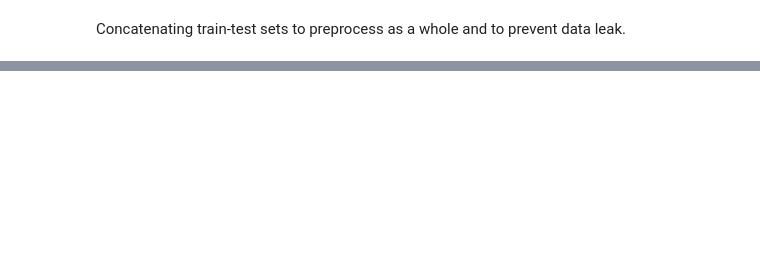
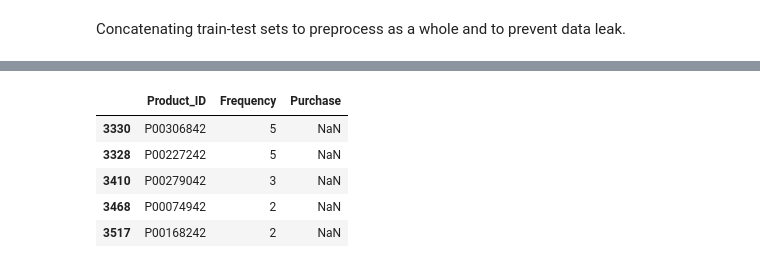
Before and after one commit to Ghostdevc/Black_Friday_Data_EDA, a Jupyter notebook: black_friday_eda.ipynb, the cells around one changed output, grey strips where cells are left out. Cells and saved outputs as stored; diff of their text form; code cells hidden in the pictures; blank space fills up the shorter version.

```diff
--- a/black_friday_eda.ipynb
+++ b/black_friday_eda.ipynb
@@ -97,0 +73,3 @@ Purchase           550068.000 9263.969 5023.065 12.000 5823.000 8047.000 12054.0
+# %%
+df_train_test['Product_Category_2'] = df_train_test['Product_Category_2'].fillna(0)
+df_train_test['Product_Category_3'] = df_train_test['Product_Category_3'].fillna(0)
@@ -230,0 +251,5 @@ Name: Purchase, dtype: float64
+# %%
+# Product_ID frequency df
+product_id_freq = df_train_test['Product_ID'].value_counts().reset_index()
+product_id_freq.columns = ['Product_ID', 'Frequency']
+product_id_freq.head()
@@ -230,0 +263,4 @@ Name: Purchase, dtype: float64
+# %%
+product_purchase_sum = df_train_test.groupby('Product_ID')['Purchase'].mean().reset_index()
+product_purchase_sum = product_purchase_sum.sort_values(by='Purchase', ascending=False)
+product_purchase_sum.head()
@@ -230,0 +274,14 @@ Name: Purchase, dtype: float64
+# %%
+# merging product_id_freq and product_purchase_sum
+product_mean_purchase_freq = pd.merge(product_id_freq, product_purchase_sum, on='Product_ID')
+product_mean_purchase_freq = product_mean_purchase_freq.sort_values(by='Frequency', ascending=False)
+product_mean_purchase_freq.head(20)
+# df of purchase null values ind product_id_freq
+product_mean_purchase_freq[product_mean_purchase_freq['Purchase'].isnull()].head()
+# %% [output]
+|  | Product_ID | Frequency | Purchase |
+| 3330 | P00306842 | 5 | NaN |
+| 3328 | P00227242 | 5 | NaN |
+| 3410 | P00279042 | 3 | NaN |
+| 3468 | P00074942 | 2 | NaN |
+| 3517 | P00168242 | 2 | NaN |
```
Also changed, not shown: parts of 42 cells of this notebook.
